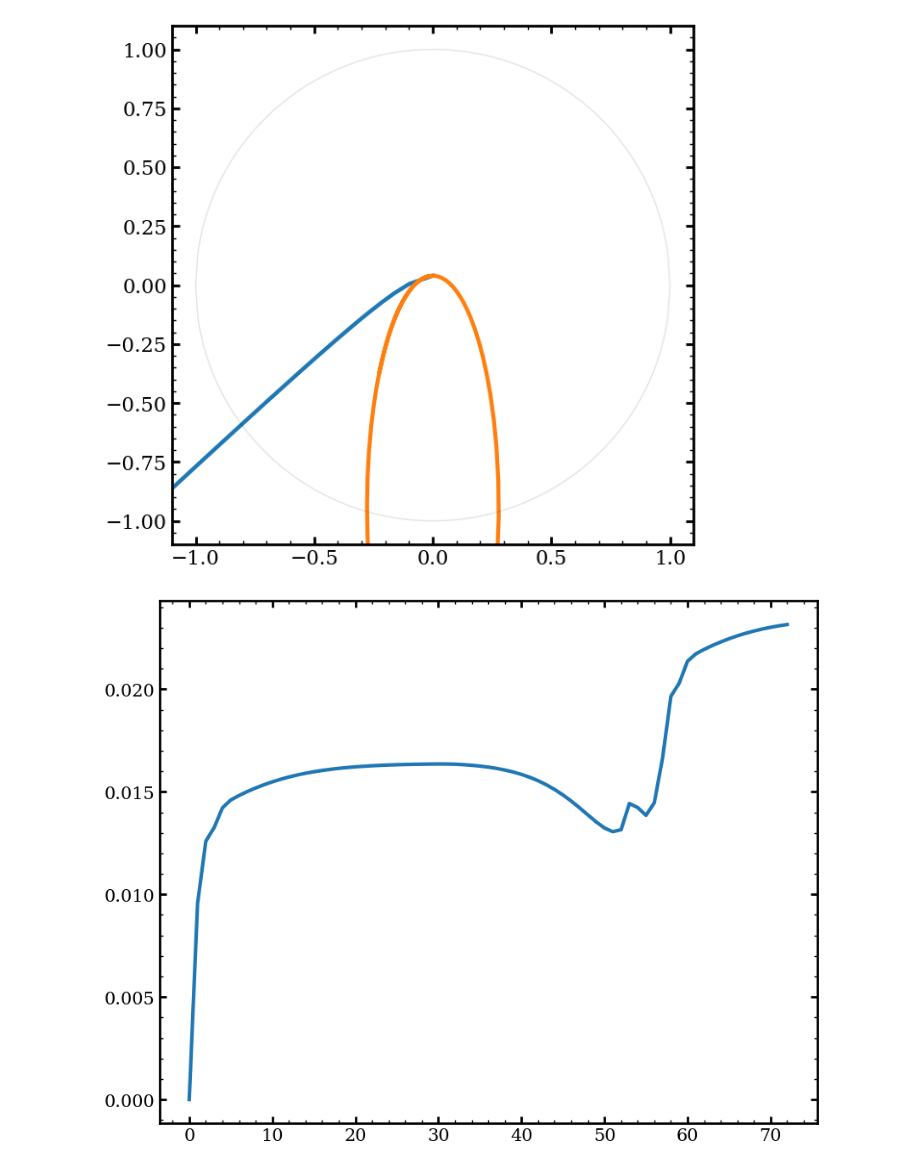
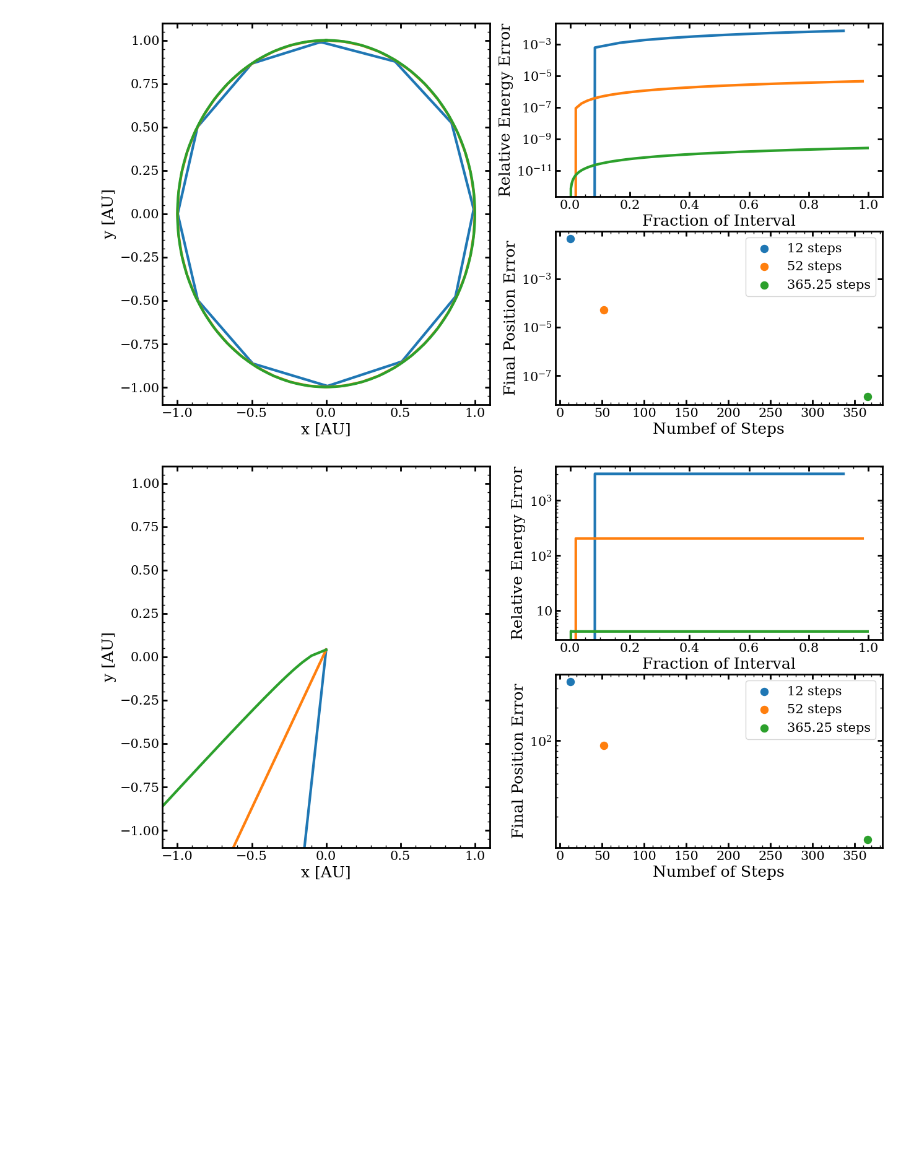
Before and after one commit to ochase10/compute-class, a Jupyter notebook: hw2/hw2.ipynb, the cells around one changed output. Cells and saved outputs as stored; diff of their text form; code cells hidden in the pictures; blank space fills up the shorter version.

```diff
--- a/hw2/hw2.ipynb
+++ b/hw2/hw2.ipynb
@@ -220,5 +285,0 @@ def orbit_adaptive(method, t_end, e_tol=1e-4, dt0=1/1000, r0=None, v0=None, a=1,
-# %%
-years = 1
-e = 0.96
-pos, en = integrate_orbit(rk_4, years*365, years, e=e)
-pos1, en1, ts1 = orbit_adaptive(rk_4, years, e=e, e_tol=1e-5, dt0=1/12)
@@ -237,15 +286,38 @@ circ = np.array([np.hstack((circx,np.flip(circx))),np.hstack((circy,np.flip(-cir
-# %%
-pl.figure(figsize=(7,7))
-pl.plot(x,y)
-pl.plot(x1, y1)
-pl.plot(circ[0], circ[1], c='k', alpha=0.1, lw=1)
-pl.xlim(-1.1, 1.1)
-pl.ylim(-1.1, 1.1)
-pl.show()
-# %% [output]
-[figure, removed]
-# %%
-pl.plot(range(len(en1)), en1 / en1[0] - 1)
-pl.show()
-# %% [output]
-[figure, removed]
+# %%
+years = 1
+ecs = [0,0.96]
+for e in ecs:
+    intervals = [12, 52, 365.25]
+    fig = pl.figure(figsize=(15,8))
+    ax1 = pl.subplot(121)
+    ax2 = pl.subplot(222)
+    ax3 = pl.subplot(224)
+
+    for i in intervals:
+        pos, en = integrate_orbit(rk_4, years*i, years, e=e)
+
+        plot_orbit(pos, ax1)
+        ax2.plot(np.arange(len(en)) / len(en), abs(en / en[0] - 1))
+        ax3.scatter(i, np.sum((pos[0,:,0] - pos[0,:,-1])**2)**0.5, label=f'{i} steps', s=75)
+
+    ax2.set_yscale('log')
+    ax3.set_yscale('log')
+    ax3.legend()
+
+    ax1.set_xlim(-1.1, 1.1)
+    ax1.set_ylim(-1.1, 1.1)
+
+
+    ax1.set_xlabel("x [AU]")
+    ax1.set_ylabel("y [AU]")
+
+    ax2.set_xlabel("Fraction of Interval")
+    ax2.set_ylabel("Relative Energy Error")
+
+    ax3.set_xlabel("Numbef of Steps")
+    ax3.set_ylabel("Final Position Error")
+
+    pl.show()
+# %% [output]
+[figure, added]
+[figure, added]
```
Also changed, not shown: parts of 3 cells of this notebook.
